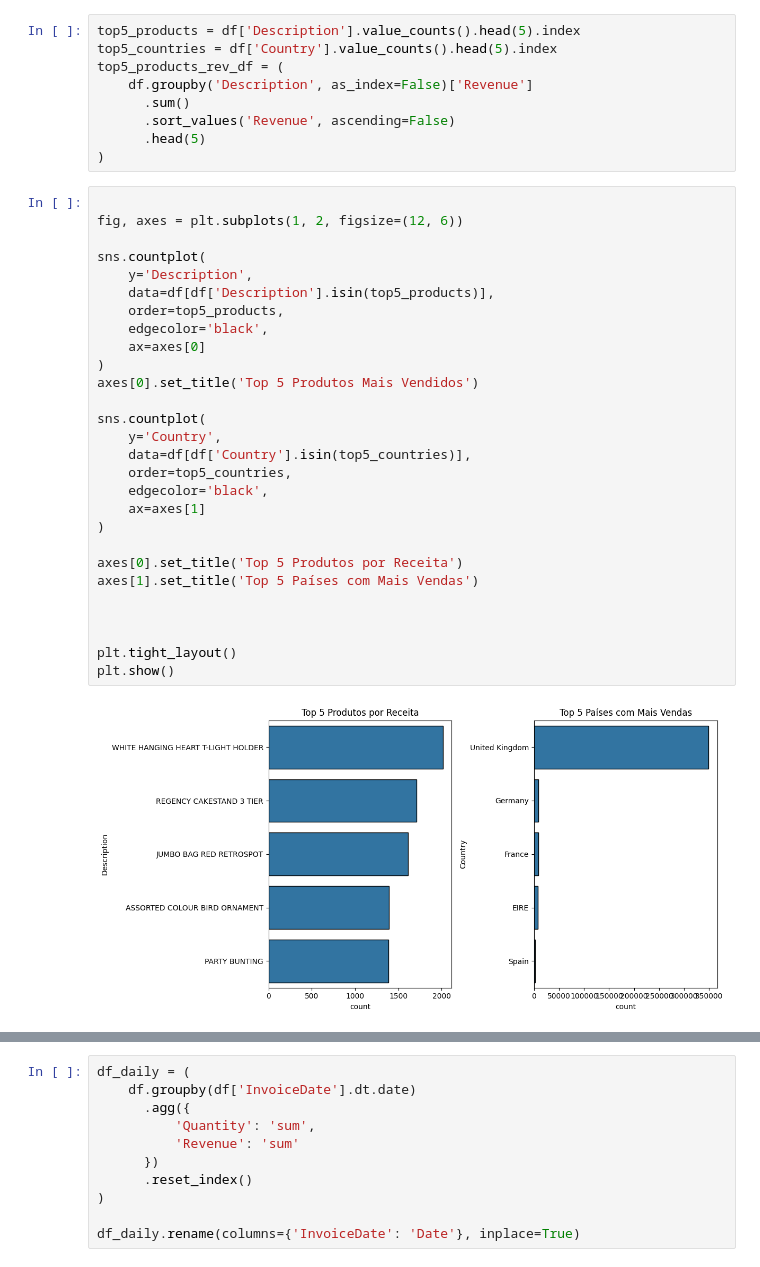
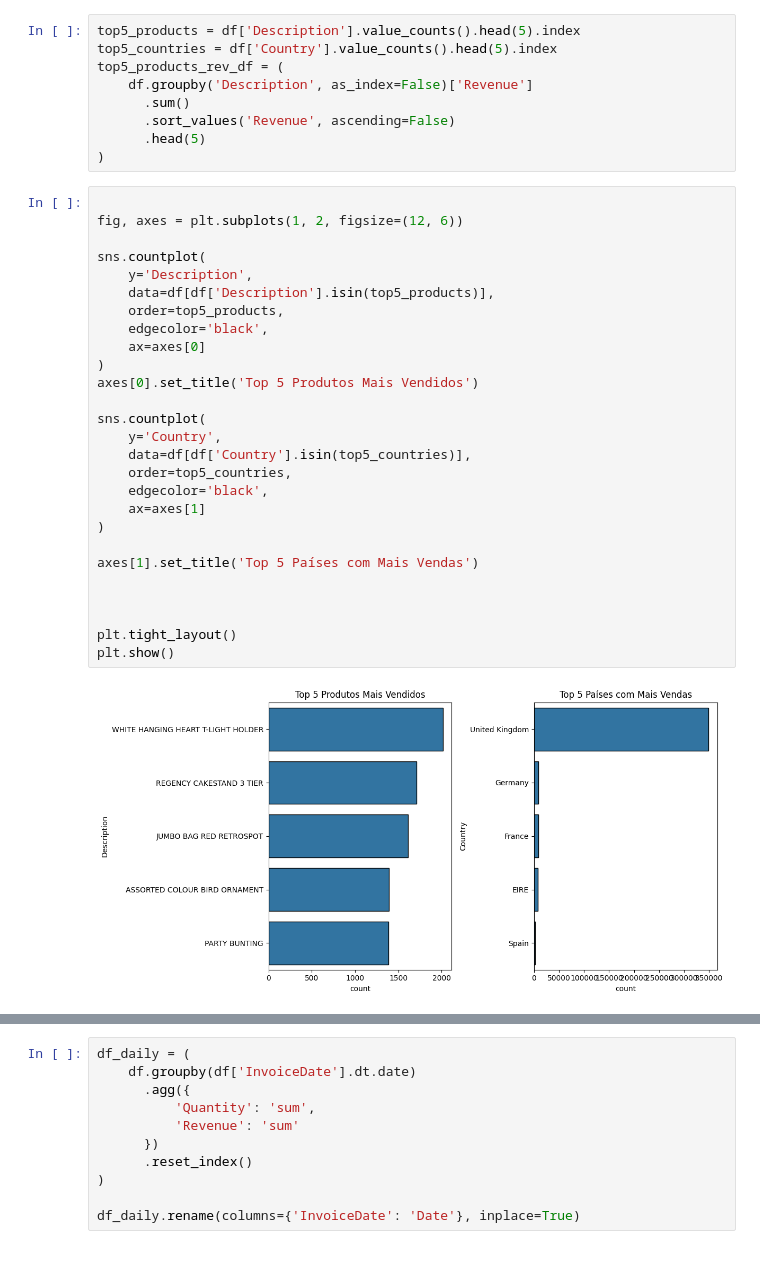
Before and after one commit to LucasDS9/customer-segmentation-rfm, a Jupyter notebook: notebook/ECommerce_segmentation.ipynb, the cells around one changed output, grey strips where cells are left out. Drawn from its saved outputs; the diff is of its cells as text.

```diff
--- a/notebook/ECommerce_segmentation.ipynb
+++ b/notebook/ECommerce_segmentation.ipynb
@@ -485,33 +622,32 @@ top5_products_rev_df = (
 # %%
 
 fig, axes = plt.subplots(1, 2, figsize=(12, 6))
 
 sns.countplot(
     y='Description',
     data=df[df['Description'].isin(top5_products)],
     order=top5_products,
     edgecolor='black',
     ax=axes[0]
 )
 axes[0].set_title('Top 5 Produtos Mais Vendidos')
 
 sns.countplot(
     y='Country',
     data=df[df['Country'].isin(top5_countries)],
     order=top5_countries,
     edgecolor='black',
     ax=axes[1]
 )
 
-axes[0].set_title('Top 5 Produtos por Receita')
 axes[1].set_title('Top 5 Países com Mais Vendas')
 
 
 
 plt.tight_layout()
 plt.show()
 # %% [output]
-[figure, old version]
+[figure, new version]
 # %%
 sns.barplot(
     y='Description',
```
Also changed, not shown: parts of 49 cells of this notebook, 2 other files.
